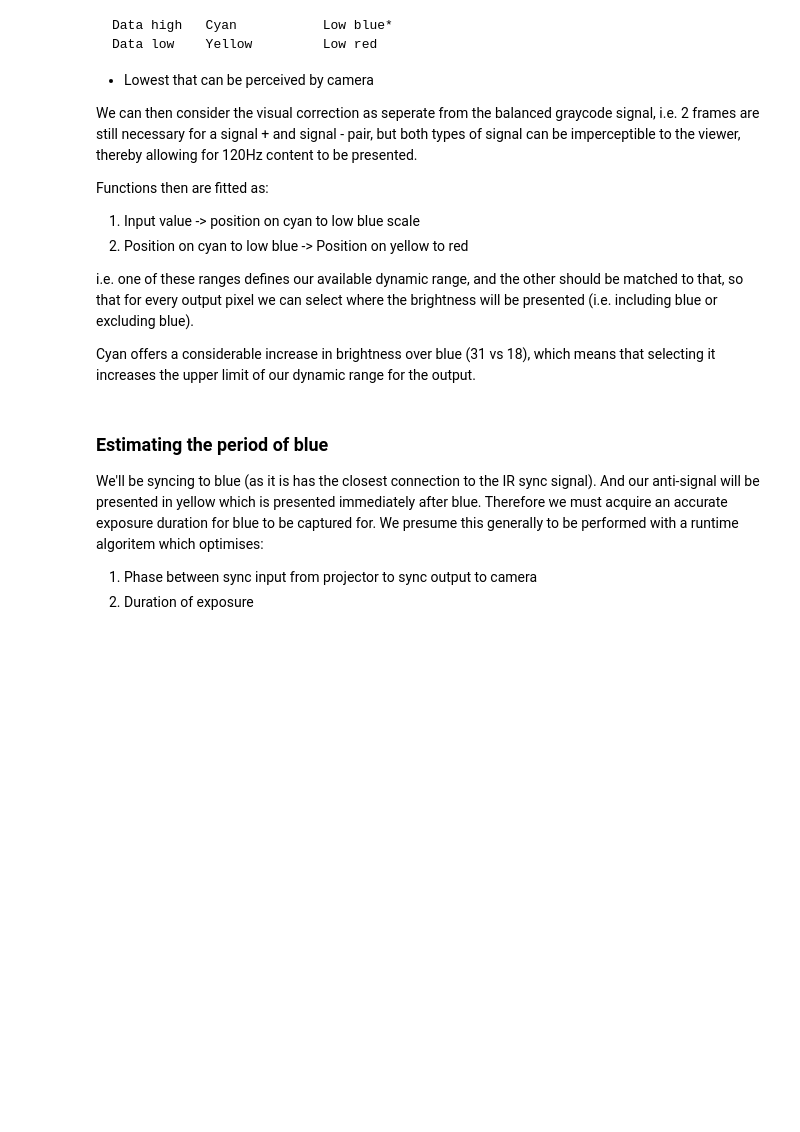
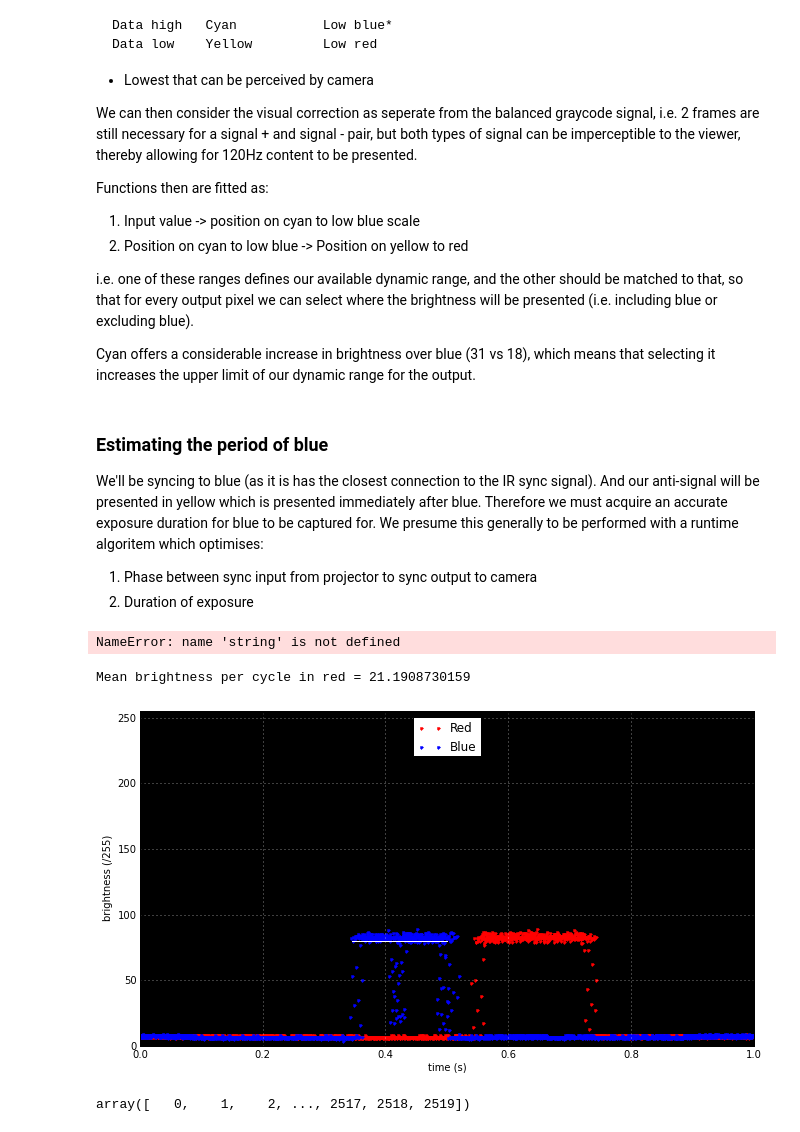
Before and after one commit to elliotwoods/Research.DigitalEmulsionEngine, a Jupyter notebook: python/3. Colour wheel cycle timings.ipynb, the cells around one changed output. Saved outputs shown, nothing was run; the diff lists cells and outputs as text; code cells hidden in the pictures; blank space fills up the shorter version.

```diff
--- a/python/3. Colour wheel cycle timings.ipynb
+++ b/python/3. Colour wheel cycle timings.ipynb
@@ -233,11 +233,28 @@ We'll be syncing to blue (as it is has the closest connection to the IR sync sig
 2. Duration of exposure
 # %%
 # A time series where red and blue are centred
-dataSetRegBlueCentered = dataSet[:,0]
-dataSetRegBlueCentered += 0.5
+dataSetBlueCentered = copy(dataSet[:,0])
+dataSetBlueCentered += 0.5
+
+for i in arange(dataSetBlueCentered.size):
+    if dataSetBlueCentered[i] > 1:
+        dataSetBlueCentered[i] -= 1
 
 setupFigure()
-plot(dataSetRegBlueCentered[:,0],dataSet[:,1], 'r.', label="Red")
-plot(dataSetRegBlueCentered[:,0],dataSet[:,3], 'b.', label="Blue")
+plot(dataSetBlueCentered,dataSet[:,1], 'r.', label="Red")
+plot(dataSetBlueCentered,dataSet[:,3], 'b.', label="Blue")
+
+plot([0.345, 0.5], [80, 80], 'w-')
+
 finaliseFigure()
 print "Mean brightness per cycle in red = " + str(mean(dataSet[:,1]))
+
+print string(((0.5 - 0.345) * wheelInterval) * 1e6) + "us"
+# %% [output]
+NameError: name 'string' is not defined
+Mean brightness per cycle in red = 21.1908730159
+[figure, added]
+# %%
+arange(dataSetBlueCentered.size)
+# %% [output]
+array([   0,    1,    2, ..., 2517, 2518, 2519])
```
Also changed, not shown: 5 other files.
